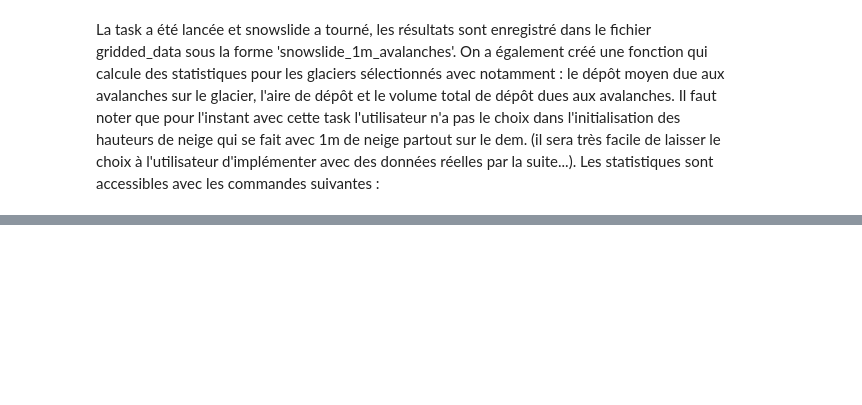
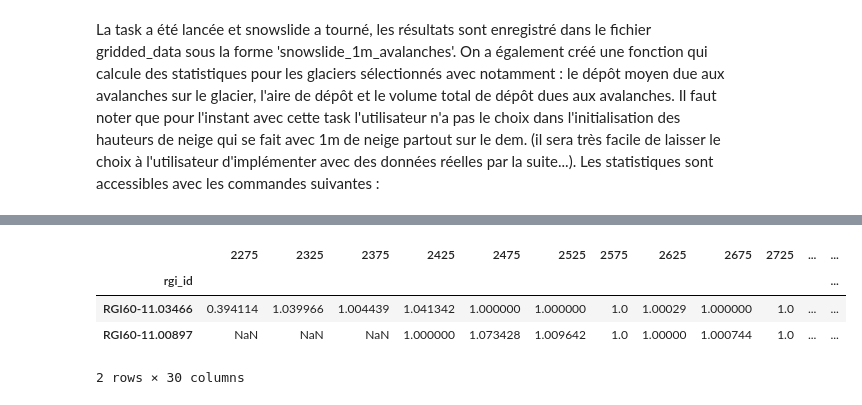
Before and after one commit to OGGM/Snowslide, a Jupyter notebook: example/How_to_use_OGGMxSnowslide.ipynb, the cells around one changed output, grey strips where cells are left out. Saved outputs shown, nothing was run; the diff lists cells and outputs as text; code cells hidden in the pictures; blank space fills up the shorter version.

```diff
--- a/example/How_to_use_OGGMxSnowslide.ipynb
+++ b/example/How_to_use_OGGMxSnowslide.ipynb
@@ -70,0 +86,8 @@ La task a été lancée et snowslide a tourné, les résultats sont enregistré
+# %%
+dfb_ava
+# %% [output]
+|  | 2275 | 2325 | 2375 | 2425 | 2475 | 2525 | 2575 | 2625 | 2675 | 2725 | ... | ... |
+| rgi_id |  |  |  |  |  |  |  |  |  |  |  | ... |
+| RGI60-11.03466 | 0.394114 | 1.039966 | 1.004439 | 1.041342 | 1.000000 | 1.000000 | 1.0 | 1.00029 | 1.000000 | 1.0 | ... | ... |
+| RGI60-11.00897 | NaN | NaN | NaN | 1.000000 | 1.073428 | 1.009642 | 1.0 | 1.00000 | 1.000744 | 1.0 | ... | ... |
+2 rows × 30 columns
```
Also changed, not shown: parts of 12 cells of this notebook, 1 other file.
